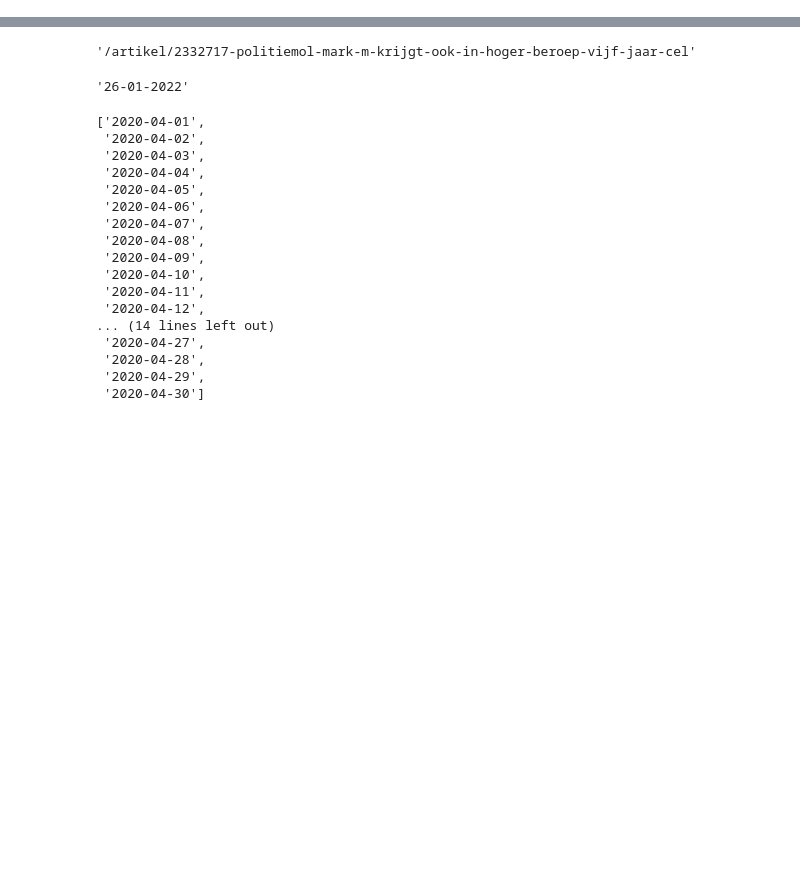
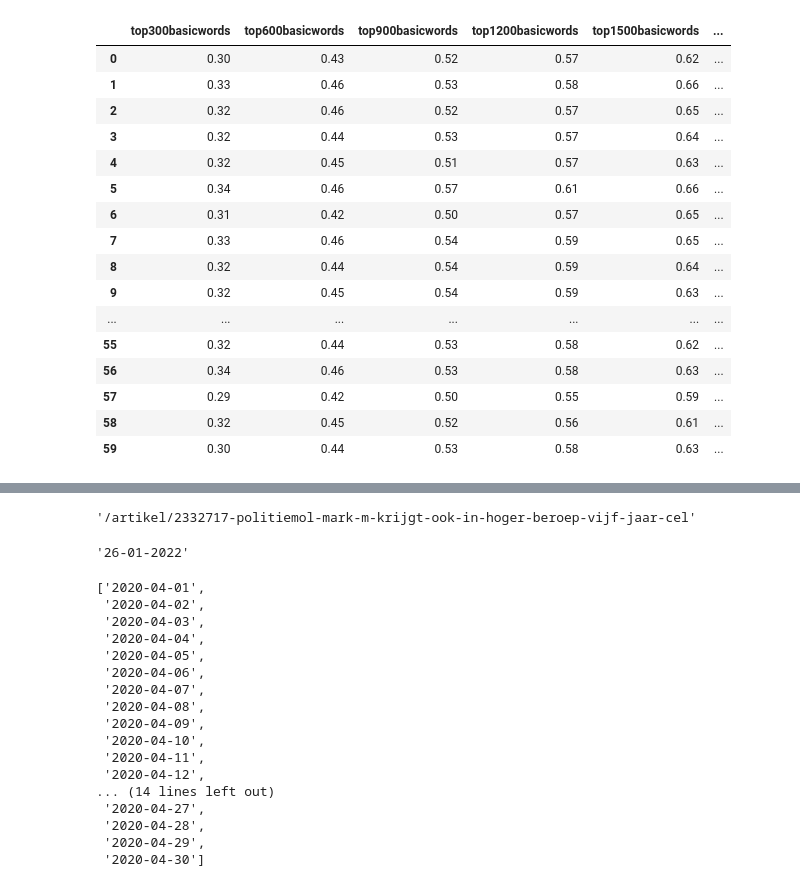
Before and after one commit to matthiasmeester/dm_project, a Jupyter notebook: src/analyses/Basic Word Usage.ipynb, the cells around one changed output, grey strips where cells are left out. Drawn from its saved outputs; the diff is of its cells as text; code cells hidden in the pictures; blank space fills up the shorter version.

```diff
--- a/src/analyses/Basic Word Usage.ipynb
+++ b/src/analyses/Basic Word Usage.ipynb
@@ -104,0 +127,20 @@ Text(30, 0.46, 'percentage of top 1200 basic words in nos.nl articles')
+# %%
+conferences_data
+# %% [output]
+|  | top300basicwords | top600basicwords | top900basicwords | top1200basicwords | top1500basicwords | ... |
+| 0 | 0.30 | 0.43 | 0.52 | 0.57 | 0.62 | ... |
+| 1 | 0.33 | 0.46 | 0.53 | 0.58 | 0.66 | ... |
+| 2 | 0.32 | 0.46 | 0.52 | 0.57 | 0.65 | ... |
+| 3 | 0.32 | 0.44 | 0.53 | 0.57 | 0.64 | ... |
+| 4 | 0.32 | 0.45 | 0.51 | 0.57 | 0.63 | ... |
+| 5 | 0.34 | 0.46 | 0.57 | 0.61 | 0.66 | ... |
+| 6 | 0.31 | 0.42 | 0.50 | 0.57 | 0.65 | ... |
+| 7 | 0.33 | 0.46 | 0.54 | 0.59 | 0.65 | ... |
+| 8 | 0.32 | 0.44 | 0.54 | 0.59 | 0.64 | ... |
+| 9 | 0.32 | 0.45 | 0.54 | 0.59 | 0.63 | ... |
+| ... | ... | ... | ... | ... | ... | ... |
+| 55 | 0.32 | 0.44 | 0.53 | 0.58 | 0.62 | ... |
+| 56 | 0.34 | 0.46 | 0.53 | 0.58 | 0.63 | ... |
+| 57 | 0.29 | 0.42 | 0.50 | 0.55 | 0.59 | ... |
+| 58 | 0.32 | 0.45 | 0.52 | 0.56 | 0.61 | ... |
+| 59 | 0.30 | 0.44 | 0.53 | 0.58 | 0.63 | ... |
```
Also changed, not shown: parts of 19 cells of this notebook, 8 other files.
